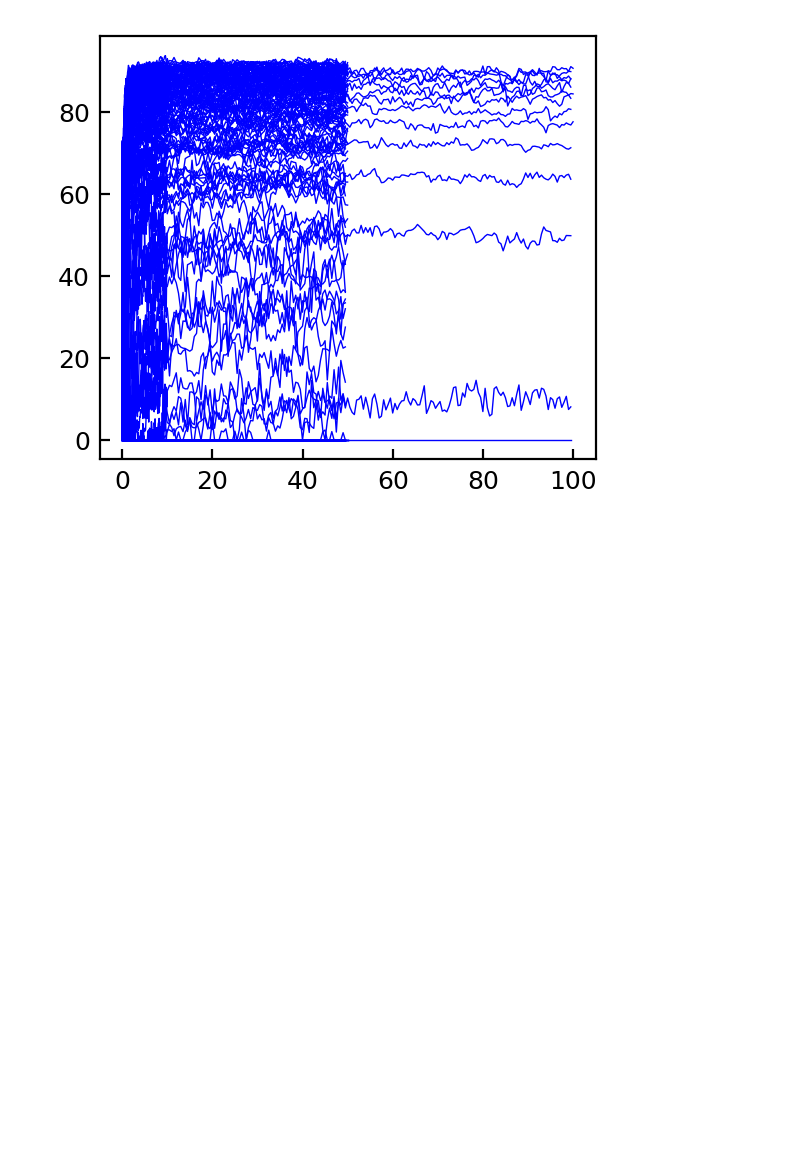
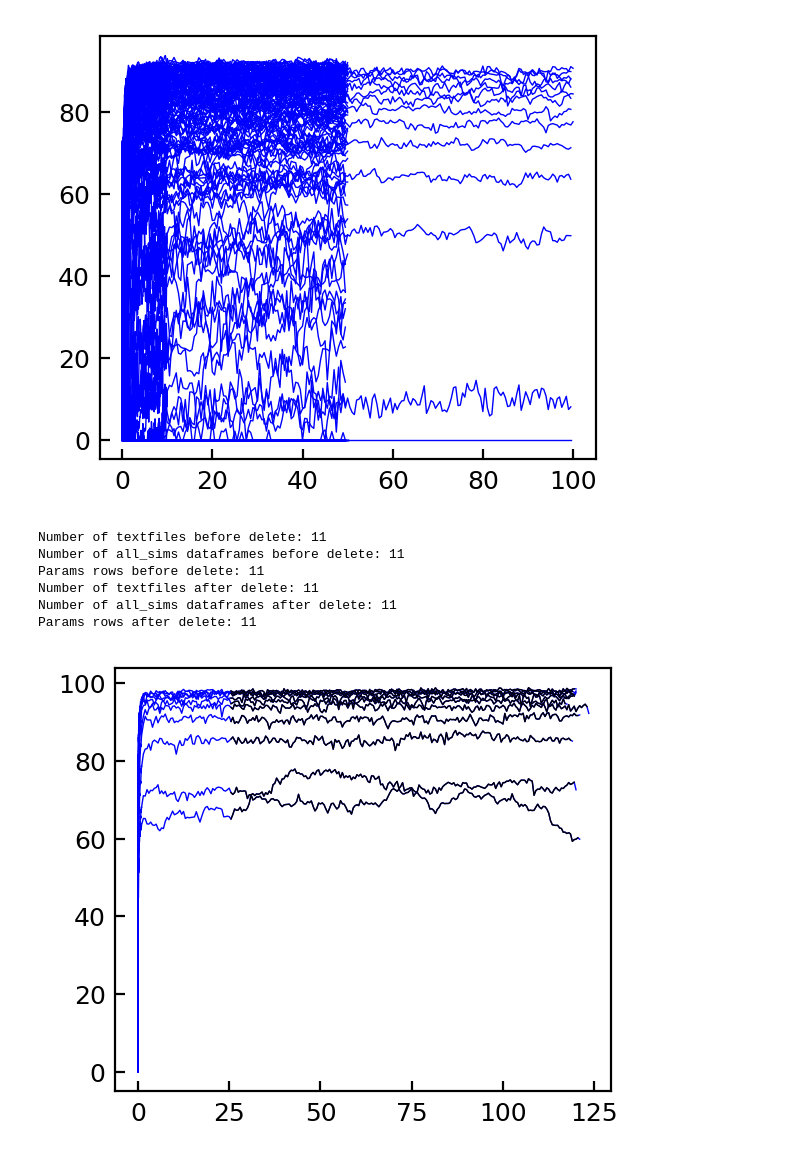
Before and after one commit to kolbt/whingdingdilly, a Jupyter notebook: ipython/figures_for_all_data/figures_all_data.ipynb, the cells around one changed output. Saved outputs shown, nothing was run; the diff lists cells and outputs as text; code cells hidden in the pictures; blank space fills up the shorter version.

Commit message:
Fixed bad data deletion, now just grab steady state values and plot data

```diff
--- a/ipython/figures_for_all_data/figures_all_data.ipynb
+++ b/ipython/figures_for_all_data/figures_all_data.ipynb
@@ -364,56 +366,54 @@ for i in xrange(nSweeps):
 # %%
 # We should average past a specific time, not an index number...
 ssStartTime = 25.0
-ssStartInd = []
-badFiles = []
+ssStartInd = [ [] for i in xrange(nSweeps) ]
+badFiles = [ [] for i in xrange(nSweeps) ]
 
 # Figure out what we should use for steady-state
 for i in xrange(nSweeps):
     for j in xrange(len(fileContainer[i])):
         if all_sims[i][j]['Timestep'].iloc[-1] / params[i]['brownTime'][j] >= ssStartTime:
             for k in xrange(len(all_sims[i][j]['Timestep'])):
-                if all_sims[i][j]['Timestep'][k] / params[i][j]['brownTime'][k] >= ssStartTime:
-                    ssStartInd.append(k)
+                if all_sims[i][j]['Timestep'][k] / params[i]['brownTime'][j] >= ssStartTime:
+                    ssStartInd[i].append(k)
                     break
         else:
-            badFiles.append(j)
-
-# Get indices for files which aren't at steady-state
-for i in xrange(numFiles):
-    if all_sims[i]['Timestep'].iloc[-1] / params['brownTime'][i] >= ssStartTime:
-        for j in xrange(len(all_sims[i]['Timestep'])):
-            if all_sims[i]['Timestep'][j] / params['brownTime'][i] >= ssStartTime:
-                ssStartInd.append(j)
-                break
-    else:
-        badFiles.append(i)
+            badFiles[i].append(j)
 
 # Delete rows of dataframe
-# Remove these indices from: txtFiles, all_sims, params
-print("Number of textfiles before delete: {}").format(len(txtFiles))
-print("Number of all_sims dataframes before delete: {}").format(len(all_sims))
-print("Params rows before delete: {}").format(len(params['partAll']))
-if badFiles:
-    # You have to reverse the order so that you don't mess up your indexing
-    for myindex in sorted(badFiles, reverse=True):
-        del txtFiles[myindex]
-        del all_sims[myindex]
-        params.drop(params.index[myindex], inplace=True)
-print("Number of textfiles after delete: {}").format(len(txtFiles))
-print("Number of all_sims dataframes after delete: {}").format(len(all_sims))
-print("Params rows after delete: {}").format(len(params['partAll']))
+for i in xrange(nSweeps):
+    # Remove these indices from: txtFiles, all_sims, params
+    print("Number of textfiles before delete: {}").format(len(fileContainer[i]))
+    print("Number of all_sims dataframes before delete: {}").format(len(all_sims[i]))
+    print("Params rows before delete: {}").format(len(params[i]['partAll']))
+    if badFiles[i]:
+        # You have to reverse the order so that you don't mess up your indexing
+        for myindex in sorted(badFiles[i], reverse=True):
+            del fileContainer[i][myindex]
+            del all_sims[i][myindex]
+            params[i].drop(params[i].index[myindex], inplace=True)
+    print("Number of textfiles after delete: {}").format(len(fileContainer[i]))
+    print("Number of all_sims dataframes after delete: {}").format(len(all_sims[i]))
+    print("Params rows after delete: {}").format(len(params[i]['partAll']))
 
-# You have to reindex the dataframe
-params.index = range(len(params['partAll']))
-numFiles = len(txtFiles)
+    # You have to reindex the dataframe
+    params[i].index = range(len(params[i]['partAll']))
 
-# Visual check to see if this is the appropriate time window for steady-state
-for i in xrange(numFiles):
-    plt.plot(all_sims[i]['Timestep'][:] / params['brownTime'][i],
-             all_sims[i]['Dense_A'][:] / params['partA'][i] * 100.0,
-             c='b',
-             label=str(params['peR'][i]))
-    plt.plot(all_sims[i]['Timestep'][ssStartInd[i]:-1] / params['brownTime'][i],
-             all_sims[i]['Dense_A'][ssStartInd[i]:-1] / params['partA'][i] * 100.0,
-             c='k')
-plt.show()
+    # Visual check to see if this is the appropriate time window for steady-state
+    for j in xrange(len(fileContainer[i])):
+        plt.plot(all_sims[i][j]['Timestep'][:] / params[i]['brownTime'][j],
+                 all_sims[i][j]['Dense_A'][:] / params[i]['partA'][j] * 100.0,
+                 c='b',
+                 label=str(params[i]['peR'][j]))
+        plt.plot(all_sims[i][j]['Timestep'][ssStartInd[i][j]:-1] / params[i]['brownTime'][j],
+                 all_sims[i][j]['Dense_A'][ssStartInd[i][j]:-1] / params[i]['partA'][j] * 100.0,
+                 c='k')
+    plt.show()
+# %% [output]
+Number of textfiles before delete: 11
+Number of all_sims dataframes before delete: 11
+Params rows before delete: 11
+Number of textfiles after delete: 11
+Number of all_sims dataframes after delete: 11
+Params rows after delete: 11
+[figure, added]
```
Also changed, not shown: parts of 5 cells of this notebook.
